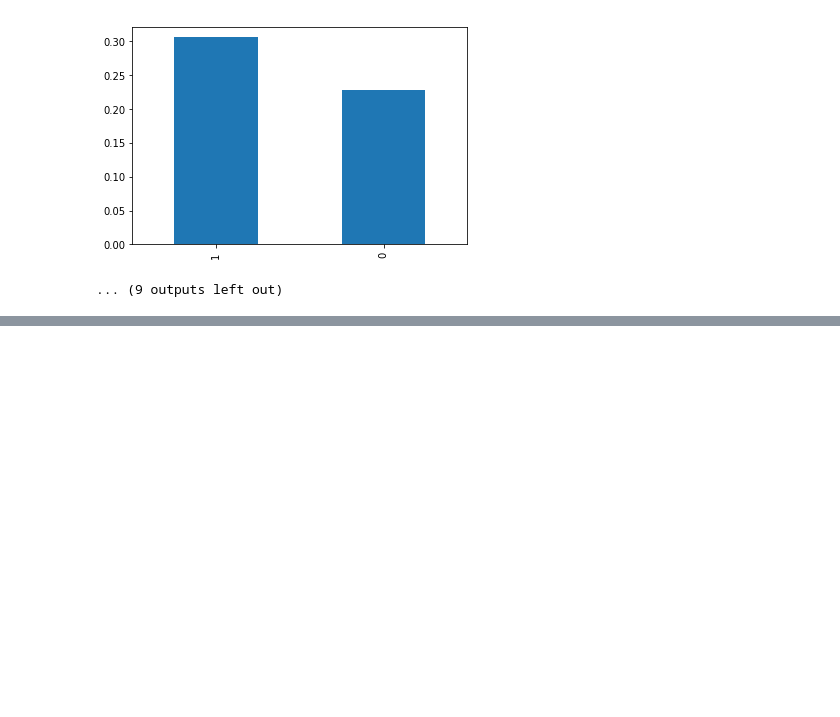
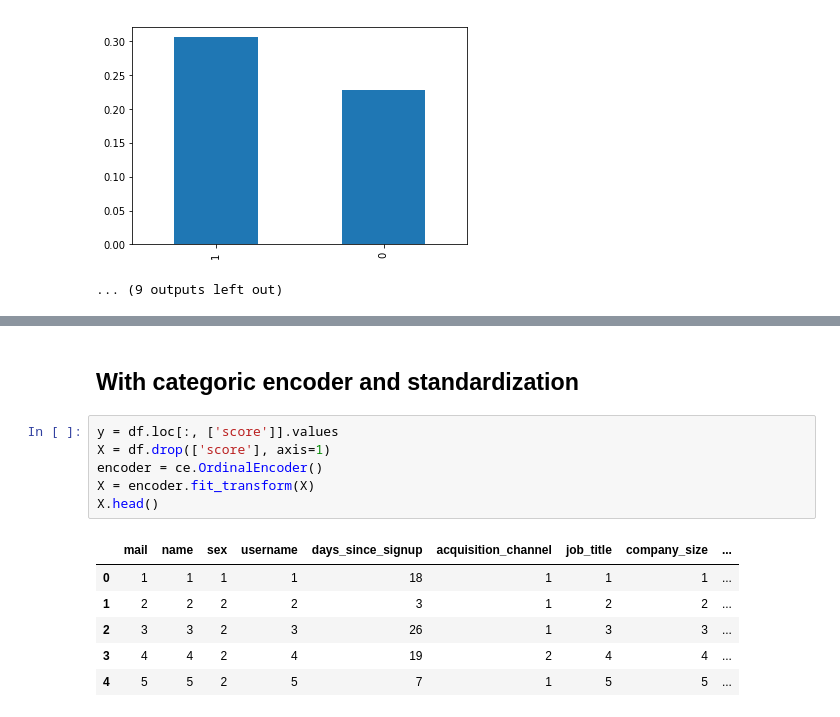
Before and after one commit to extrajp2014/Lead-Score-Prediction, a Jupyter notebook: Scoring_Prediction.ipynb, the cells around one changed output, grey strips where cells are left out. Drawn from its saved outputs; the diff is of its cells as text; blank space fills up the shorter version.

```diff
--- a/Scoring_Prediction.ipynb
+++ b/Scoring_Prediction.ipynb
@@ -461,0 +506,15 @@ Accuracy: 64.06004303179546 %
+# %% [markdown]
+## With categoric encoder and standardization
+# %%
+y = df.loc[:, ['score']].values
+X = df.drop(['score'], axis=1)
+encoder = ce.OrdinalEncoder()
+X = encoder.fit_transform(X)
+X.head()
+# %% [output]
+|  | mail | name | sex | username | days_since_signup | acquisition_channel | job_title | company_size | ... |
+| 0 | 1 | 1 | 1 | 1 | 18 | 1 | 1 | 1 | ... |
+| 1 | 2 | 2 | 2 | 2 | 3 | 1 | 2 | 2 | ... |
+| 2 | 3 | 3 | 2 | 3 | 26 | 1 | 3 | 3 | ... |
+| 3 | 4 | 4 | 2 | 4 | 19 | 2 | 4 | 4 | ... |
+| 4 | 5 | 5 | 2 | 5 | 7 | 1 | 5 | 5 | ... |
```
Also changed, not shown: parts of 15 cells of this notebook, 2 other files.
